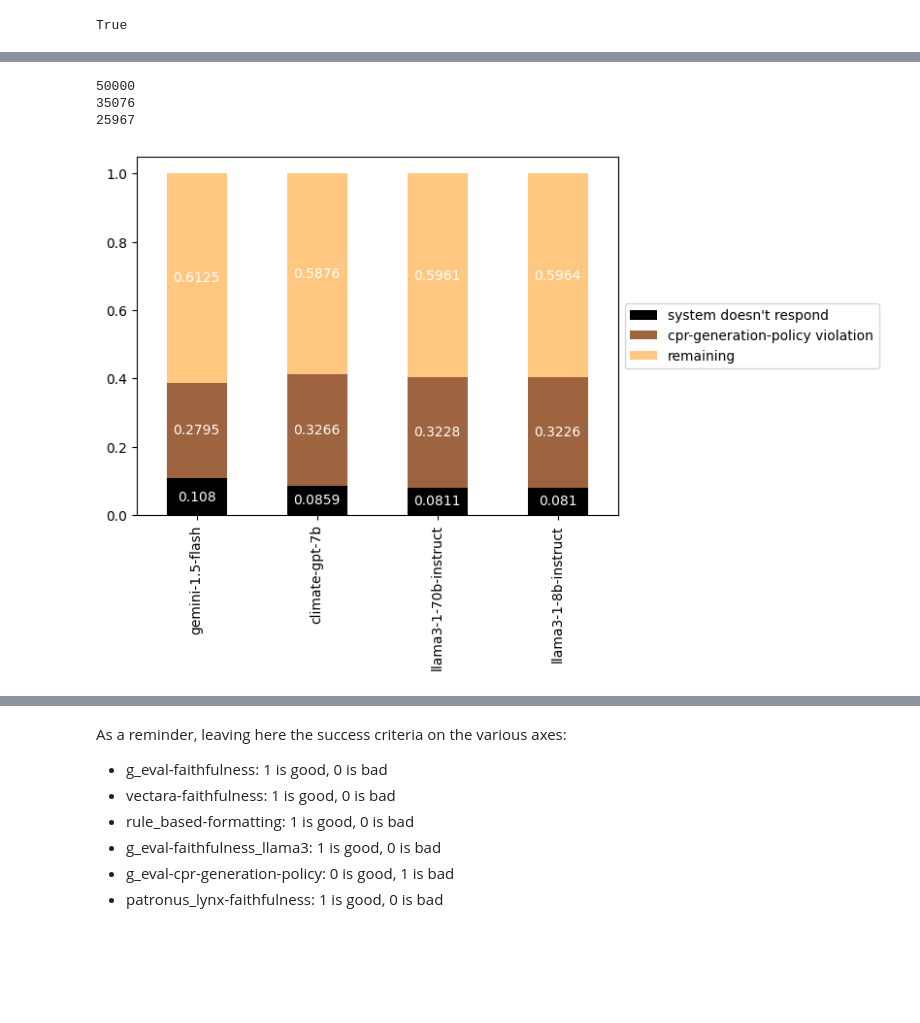
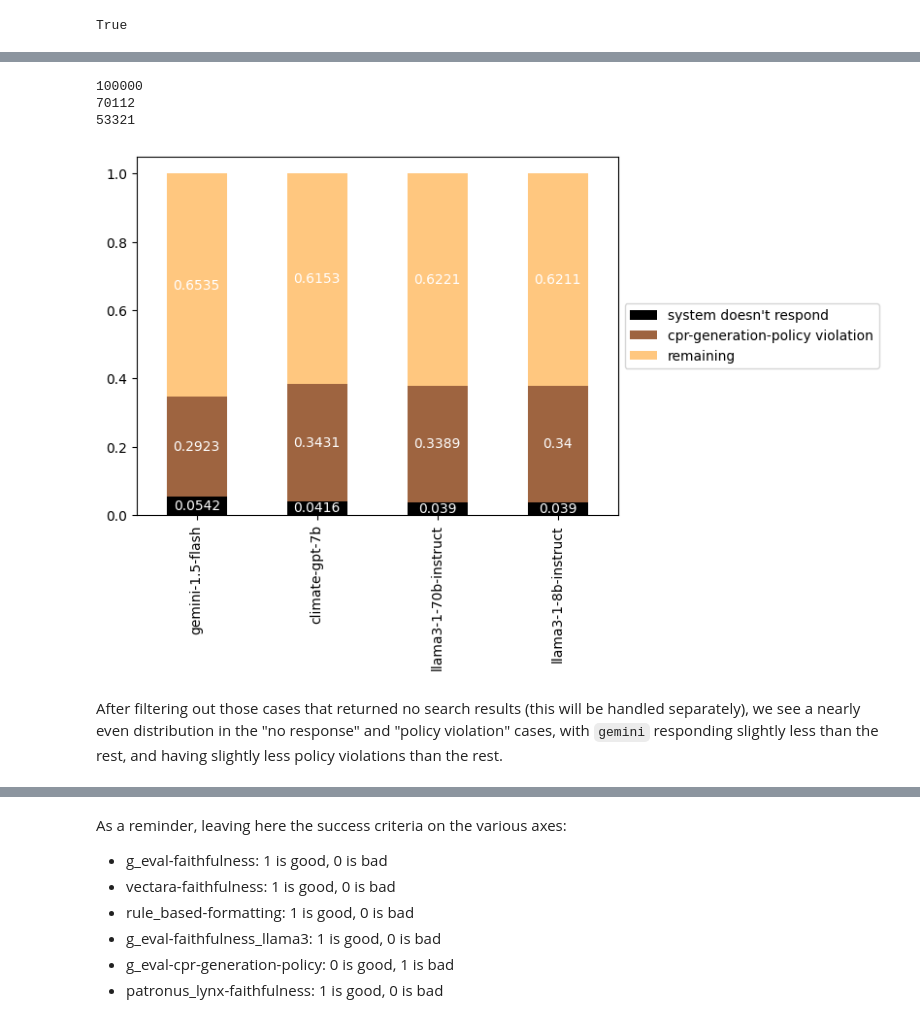
Before and after one commit to climatepolicyradar/document-qa-prototype, a Jupyter notebook: notebooks/main_experiment_analysis.ipynb, the cells around one changed output, grey strips where cells are left out. Drawn from its saved outputs; the diff is of its cells as text; code cells hidden in the pictures; blank space fills up the shorter version.

```diff
--- a/notebooks/main_experiment_analysis.ipynb
+++ b/notebooks/main_experiment_analysis.ipynb
@@ -104,4 +55,0 @@ def add_system_response(row: pd.Series):
-# %%
-df = pd.DataFrame(rows, columns=["id", "generation", "question", "answer", "evals", "model", "answer-prompt", "updated_at", "query-prompt"])
-# %%
-df["evals"] = df.apply(add_system_response, axis=1)
@@ -107,0 +104,16 @@ df["evals"] = df.apply(add_system_response, axis=1)
+# %%
+batch_size = 2500
+total = 100000
+
+dfs = []
+
+offset = 0
+
+for _ in tqdm(range(0, total, batch_size), unit_scale=batch_size, unit="row"):
+    df = batch_query(batch_size, offset)
+    offset += batch_size
+    dfs.append(process_batch(df))
+# %%
+df = pd.concat(dfs).drop_duplicates(subset=['id'])
+
+df.shape[0]
@@ -114,38 +139,40 @@ fig, ax = plt.subplots()
 
 # this is necessary, because right now we don't have cpr-generation-policy eval for all the queries
 print(df.shape[0])
 df = df[df["id"].isin(evals.dropna(subset=["g_eval-cpr-generation-policy"]).index)]
 print(df.shape[0])
-df = df[df["generation"].apply(lambda x: True if json.loads(x)["rag_response"]["retrieved_documents"] else False)]
+df = df[df["num_sources"] > 0]
 print(df.shape[0])
 
 _to_plot = filter_sequence(
     df=df,
     evals=evals,
     filter_funcs=[
         # ("no-returned-sources", "df", lambda x: x["generation"].apply(json.loads).apply(lambda y: not y["rag_response"]["retrieved_documents"])),
         ("system doesn't respond", "evals", lambda x: x["system_response"] <= 0.5),
         ("cpr-generation-policy violation", "evals", lambda x: x["g_eval-cpr-generation-policy"] > 0.5),
     ],
     aggregation_column="model",
     normalised=True
 )
 
 _to_plot.T.plot(kind="bar", stacked=True, ax=ax, colormap="copper")
 
 plt.legend(loc='center left', bbox_to_anchor=(1.0, 0.5))
 
 # seaborn is doing my head in with its incapability of stacked bar charts in a proper way
 for p in ax.patches:
     width = p.get_width()
     height = p.get_height()
     x, y = p.get_xy()
     ax.annotate(f'{round(height, 4)}', (x + width/2, y + height/2), ha='center', va='center', color='white')
 # %% [output]
-50000
-35076
-25967
+100000
+70112
+53321
-[figure, old version]
+[figure, new version]
+# %% [markdown]
+After filtering out those cases that returned no search results (this will be handled separately), we see a nearly even distribution in the "no response" and "policy violation" cases, with `gemini` responding slightly less than the rest, and having slightly less policy violations than the rest.
 # %%
 fig, ax = plt.subplots(nrows=1, ncols=2, figsize=(12, 4))
 
```
Also changed, not shown: parts of 50 cells of this notebook, 1 other file.
